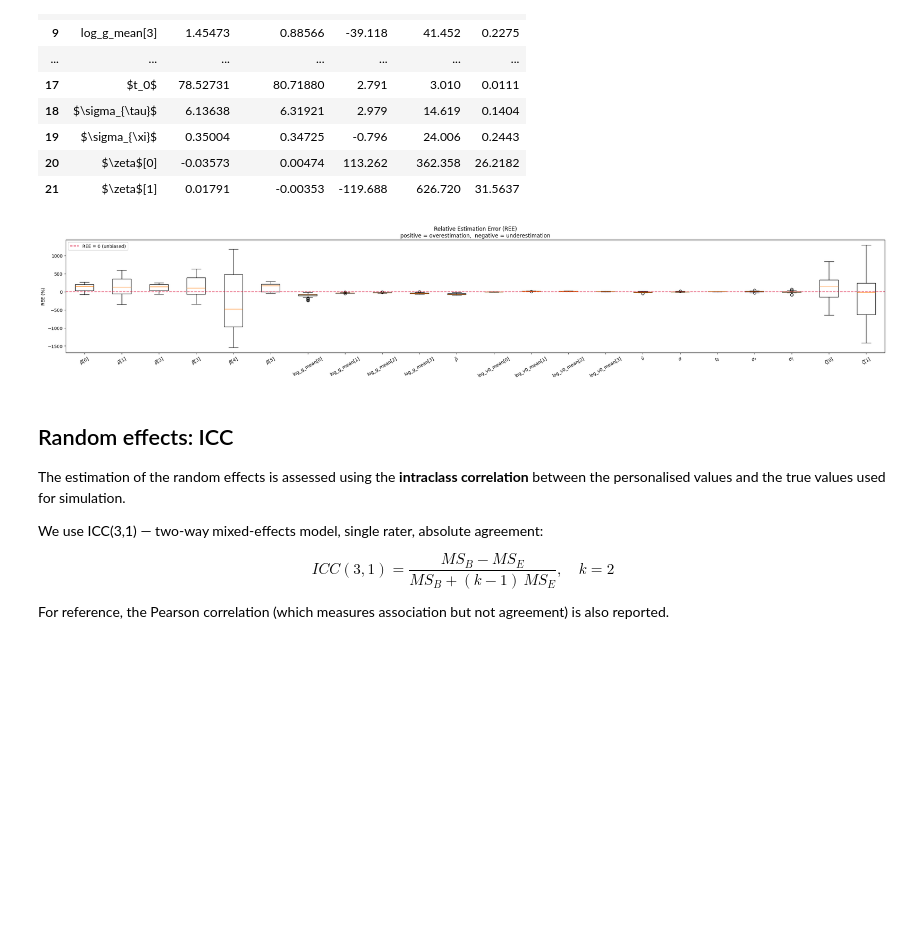
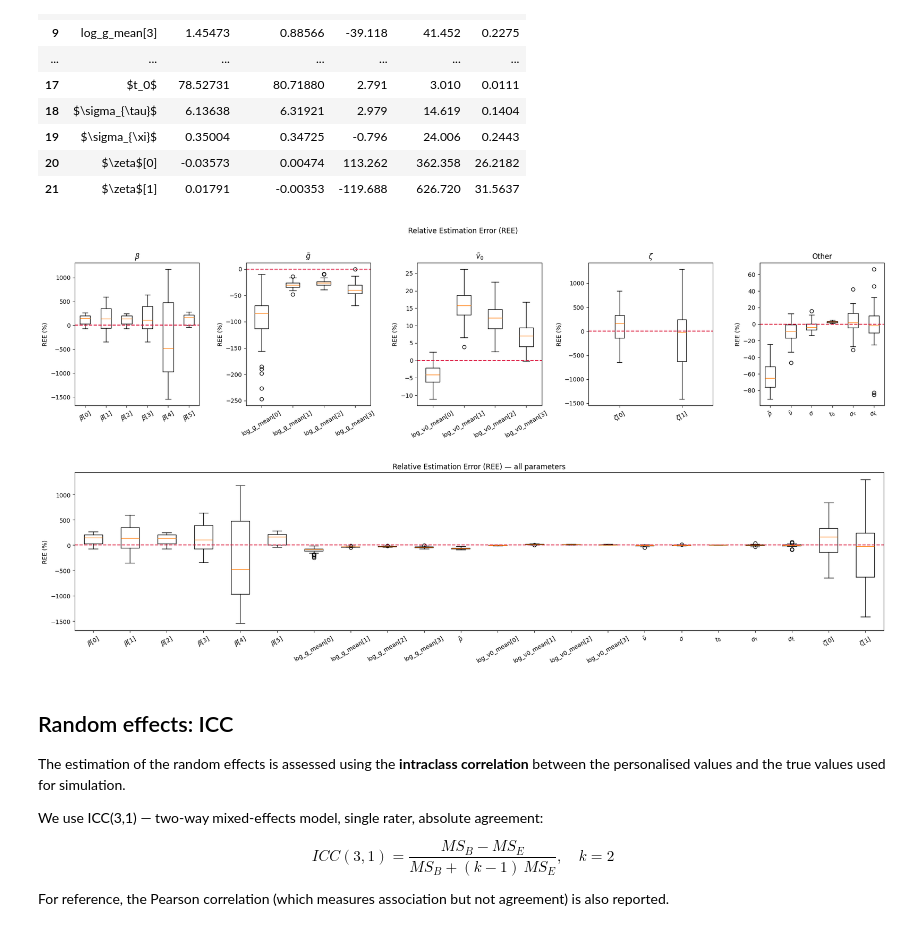
Before and after one commit to aramis-lab/leaspy, a Jupyter notebook: notebooks/3. Paper's Pipeline.ipynb, the cells around one changed output. Saved outputs shown, nothing was run; the diff lists cells and outputs as text; code cells hidden in the pictures; blank space fills up the shorter version.

Commit message:
more plots in 3

```diff
--- a/notebooks/3. Paper's Pipeline.ipynb
+++ b/notebooks/3. Paper's Pipeline.ipynb
@@ -220,6 +220,7 @@ def compute_metrics(theta_true_val, theta_hats, se_hats=None):
 
     return out
 # %%
+
 PARAM_LABELS = {
     "xi_std":        r"$\sigma_{\xi}$",
     "tau_mean":      r"$t_0$",
@@ -235,6 +236,7 @@ PARAM_LABELS = {
 
 summary_rows = []
 ree_dict     = {}
+ree_groups   = {}  # {param_name: {label: ree_array}}
 
 for param_name, theta_true_arr in theta_true.items():
     theta_true_flat = np.atleast_1d(np.array(theta_true_arr).ravel())
@@ -269,6 +271,7 @@ for param_name, theta_true_arr in theta_true.items():
             "RSE":          round(mets["RSE"],   4),
         })
         ree_dict[label] = mets["REE"]
+        ree_groups.setdefault(param_name, {})[label] = mets["REE"]
 
 df_metrics = pd.DataFrame(summary_rows)
 display(df_metrics)
@@ -291,25 +294,55 @@ display(df_metrics)
 | 20 | $\zeta$[0] | -0.03573 | 0.00474 | 113.262 | 362.358 | 26.2182 |
 | 21 | $\zeta$[1] | 0.01791 | -0.00353 | -119.688 | 626.720 | 31.5637 |
 # %%
-# REE boxplot
-if ree_dict:
-    fig, ax = plt.subplots(figsize=(max(8, len(ree_dict) * 1.2), 5))
 
-    # Change 'labels' to 'tick_labels' here:
-    ax.boxplot(ree_dict.values(), tick_labels=ree_dict.keys(), vert=True)
+# REE boxplots by parameter group
+GROUP_DEFS = [
+    ("betas",  lambda p: "beta"   in p,                       r"$\beta$"),
+    ("log_g",  lambda p: p in ("g", "log_g_mean"),            r"$\tilde{g}$"),
+    ("log_v0", lambda p: p in ("log_v0", "log_v0_mean"),      r"$\tilde{v}_0$"),
+    ("zeta",   lambda p: "zeta"   in p,                       r"$\zeta$"),
+    ("rest",   lambda p: True,                                 "Other"),
+]
 
-    ax.axhline(0, color="crimson", linestyle="--", lw=1.5, label="REE = 0 (unbiased)")
-    ax.set_ylabel("REE (%)")
-    ax.set_title(
-        f"Relative Estimation Error (REE)\n"
-        "positive = overestimation,  negative = underestimation"
-    )
-    ax.tick_params(axis="x", rotation=30)
-    ax.legend()
+seen = set()
+subplot_data = []
+for _, match_fn, title in GROUP_DEFS:
+    d = {lbl: ree for pname, lbls in ree_groups.items()
+         for lbl, ree in lbls.items() if match_fn(pname) and lbl not in seen}
+    seen.update(d)
+    if d:
+        subplot_data.append((title, d))
+
+if subplot_data:
+    n = len(subplot_data)
+    total_w = 4 * n
+
+    # --- grouped subplots ---
+    fig, axes = plt.subplots(1, n, figsize=(total_w, 5))
+    if n == 1:
+        axes = [axes]
+    for ax, (title, d) in zip(axes, subplot_data):
+        ax.boxplot(d.values(), tick_labels=d.keys(), vert=True)
+        ax.axhline(0, color="crimson", linestyle="--", lw=1.5)
+        ax.set_ylabel("REE (%)")
+        ax.set_title(title)
+        ax.tick_params(axis="x", rotation=30)
+    fig.suptitle("Relative Estimation Error (REE)", y=1.02)
     plt.tight_layout()
     plt.show()
+
+    # --- all parameters in one plot ---
+    fig, ax = plt.subplots(figsize=(total_w, 5))
+    ax.boxplot(ree_dict.values(), tick_labels=ree_dict.keys(), vert=True)
+    ax.axhline(0, color="crimson", linestyle="--", lw=1.5)
+    ax.set_ylabel("REE (%)")
+    ax.set_title("Relative Estimation Error (REE) — all parameters")
+    ax.tick_params(axis="x", rotation=30)
+    plt.tight_layout()
+    plt.show()
 # %% [output]
-[figure, old version]
+[figure, new version]
+[figure, added]
 # %% [markdown]
 ## Random effects: ICC
 
```
Also changed, not shown: parts of 1 cell of this notebook.
